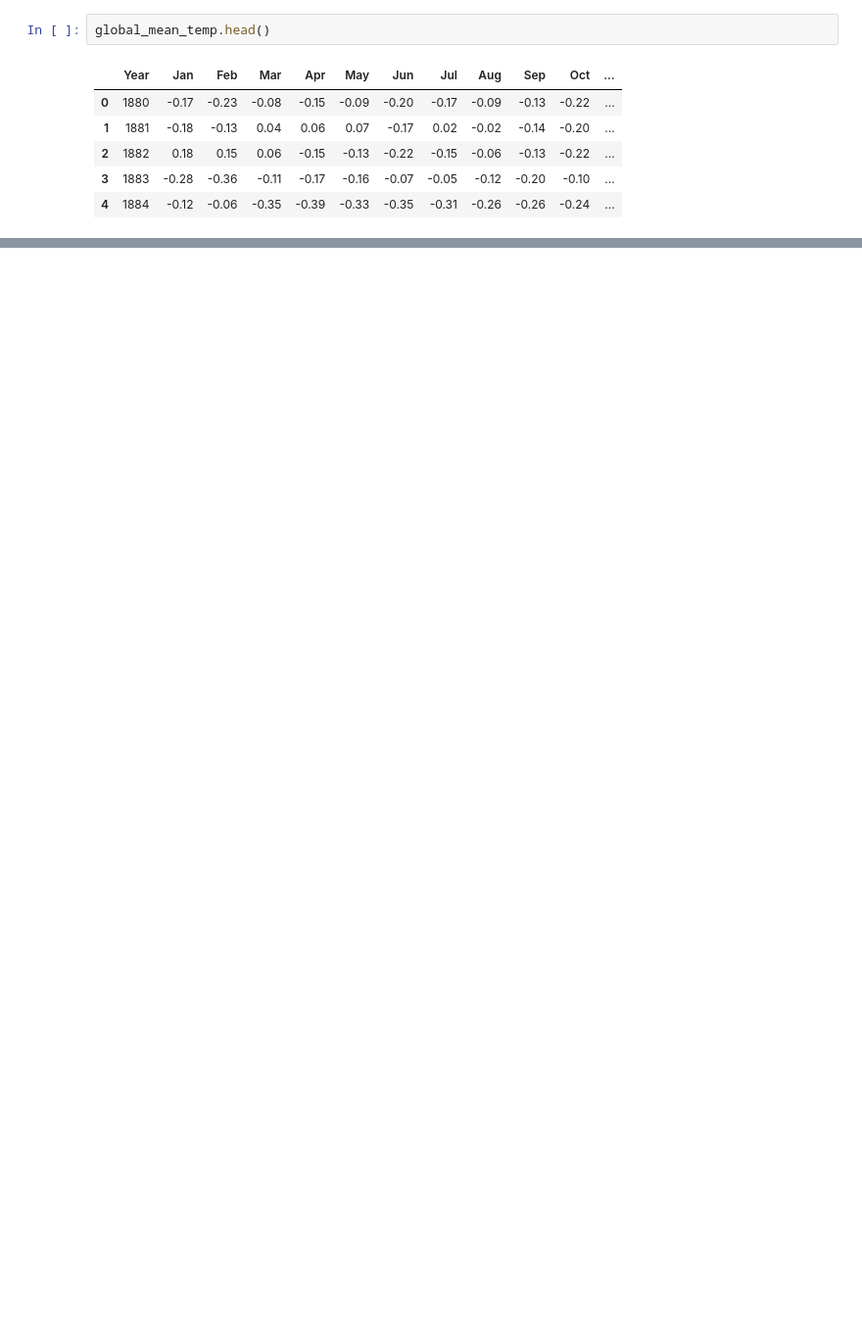
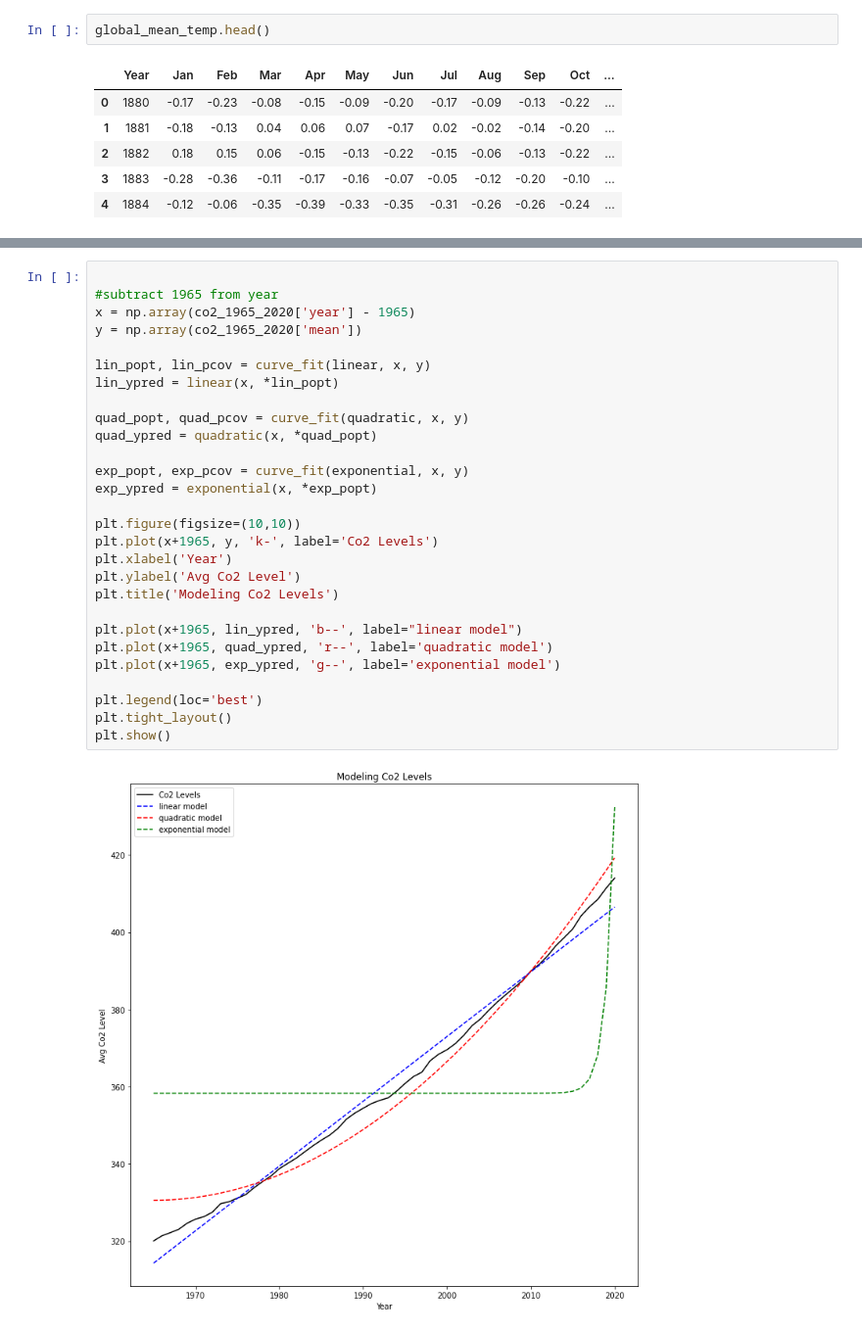
Before and after one commit to elilaird/math-projects, a Jupyter notebook: Climate Change/Climate Change Analysis.ipynb, the cells around one changed output, grey strips where cells are left out. Shown: that part at 98% size. Saved outputs shown, nothing was run; the diff lists cells and outputs as text; blank space fills up the shorter version.

```diff
--- a/Climate Change/Climate Change Analysis.ipynb
+++ b/Climate Change/Climate Change Analysis.ipynb
@@ -31,0 +171,30 @@ monthly_c02.head()
+# %%
+
+#subtract 1965 from year
+x = np.array(co2_1965_2020['year'] - 1965)
+y = np.array(co2_1965_2020['mean'])
+
+lin_popt, lin_pcov = curve_fit(linear, x, y)
+lin_ypred = linear(x, *lin_popt)
+
+quad_popt, quad_pcov = curve_fit(quadratic, x, y)
+quad_ypred = quadratic(x, *quad_popt)
+
+exp_popt, exp_pcov = curve_fit(exponential, x, y)
+exp_ypred = exponential(x, *exp_popt)
+
+plt.figure(figsize=(10,10))
+plt.plot(x+1965, y, 'k-', label='Co2 Levels')
+plt.xlabel('Year')
+plt.ylabel('Avg Co2 Level')
+plt.title('Modeling Co2 Levels')
+
+plt.plot(x+1965, lin_ypred, 'b--', label="linear model")
+plt.plot(x+1965, quad_ypred, 'r--', label='quadratic model')
+plt.plot(x+1965, exp_ypred, 'g--', label='exponential model')
+
+plt.legend(loc='best')
+plt.tight_layout()
+plt.show()
+# %% [output]
+[figure, added]
```
Also changed, not shown: parts of 13 cells of this notebook, 1 other file.
